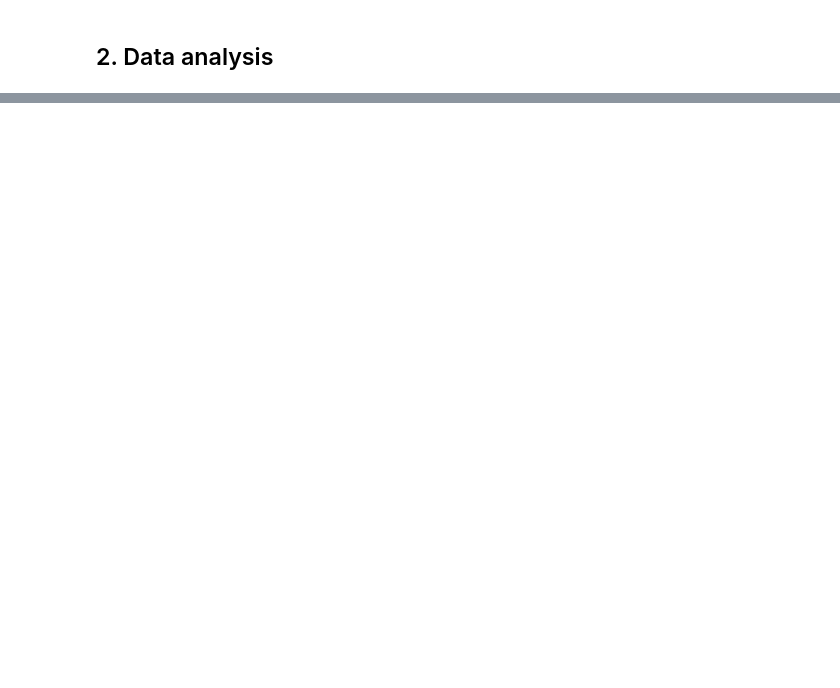
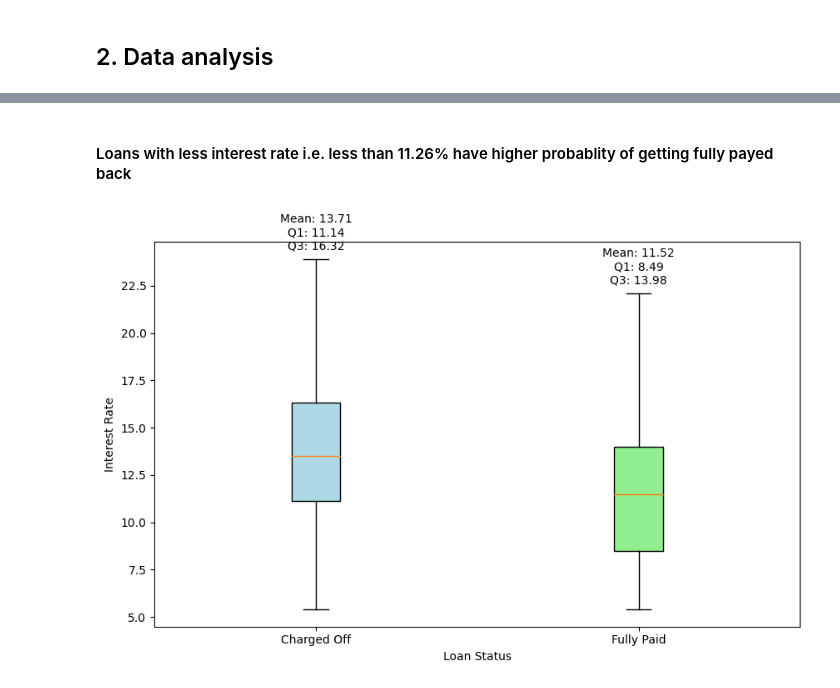
Before and after one commit to arunprasadkumaran/lending-club-case-study, a Jupyter notebook: ArunPrasad.ipynb, the cells around one changed output, grey strips where cells are left out. Cells and saved outputs as stored; diff of their text form; code cells hidden in the pictures; blank space fills up the shorter version.

```diff
--- a/ArunPrasad.ipynb
+++ b/ArunPrasad.ipynb
@@ -109,0 +99,8 @@ sns.boxplot(lc_analysis_data.loan_amnt)
+# %%
+def remove_outliers(data):
+    Q1 = data.quantile(0.25)
+    Q3 = data.quantile(0.75)
+    IQR = Q3 - Q1
+    lower_bound = Q1 - 1.5 * IQR
+    upper_bound = Q3 + 1.5 * IQR
+    return data[(data >= lower_bound) & (data <= upper_bound)]
@@ -109,0 +218,47 @@ sns.boxplot(lc_analysis_data.loan_amnt)
+# %% [markdown]
+<h4> Loans with less interest rate i.e. less than 11.26% have higher probablity of getting fully payed back  </h4>
+# %%
+# Group the data by 'loan_status'
+grouped = lc_analysis_data.groupby('loan_status')
+
+# Create a figure and axis
+fig, ax = plt.subplots(figsize=(10, 6))
+
+# Create a list to store cleaned data for each 'loan_status' group
+cleaned_data_to_plot = []
+
+# Create a list to store statistical values for each group
+statistical_values = []
+
+# Iterate through each 'loan_status' group, remove outliers, and store cleaned data and statistics
+for _, group in grouped:
+    cleaned_data = remove_outliers(group['int_rate'])
+    cleaned_data_to_plot.append(cleaned_data)
+
+    mean_value = cleaned_data.mean()
+    Q1 = cleaned_data.quantile(0.25)
+    Q3 = cleaned_data.quantile(0.75)
+
+    stats_text = f'Mean: {mean_value:.2f}\nQ1: {Q1:.2f}\nQ3: {Q3:.2f}'
+    statistical_values.append(stats_text)
+
+# Create a box plot for the cleaned data on the same plot
+box_plot = ax.boxplot(cleaned_data_to_plot, vert=True, patch_artist=True, labels=grouped.groups.keys())
+
+# Add labels and title
+ax.set_xlabel('Loan Status')
+ax.set_ylabel('Interest Rate')
+
+# Set colors for the box plots
+colors = ['lightblue', 'lightgreen', 'lightcoral']
+for patch, color in zip(box_plot['boxes'], colors):
+    patch.set_facecolor(color)
+
+# Add statistical values as text to the plot
+for i, stats in enumerate(statistical_values):
+    ax.text(i + 1, max(cleaned_data_to_plot[i]) + 0.5, stats, horizontalalignment='center', fontsize=10)
+
+# Display the plot
+plt.show()
+# %% [output]
+[figure, added]
```
Also changed, not shown: parts of 18 cells of this notebook.
